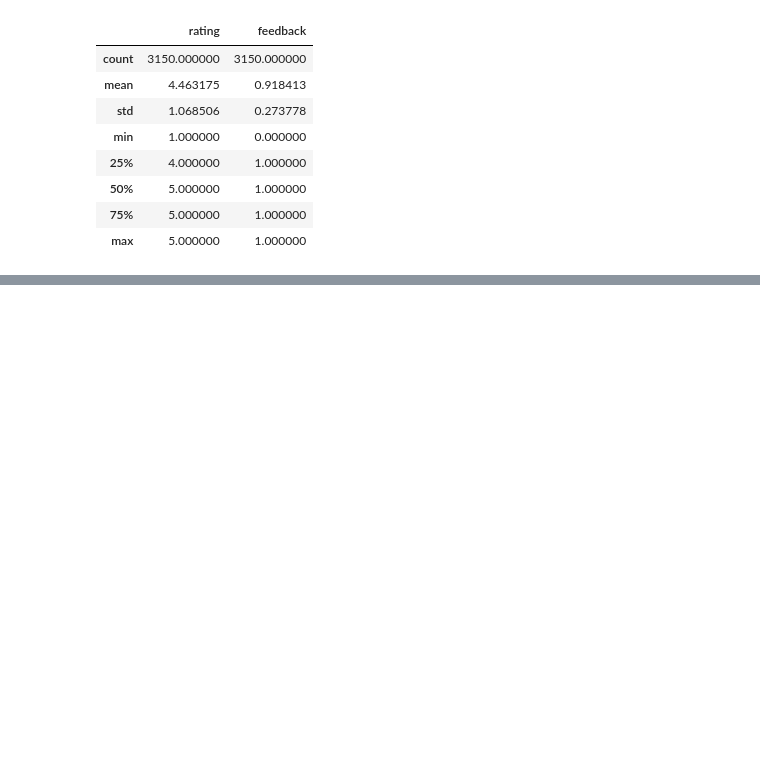
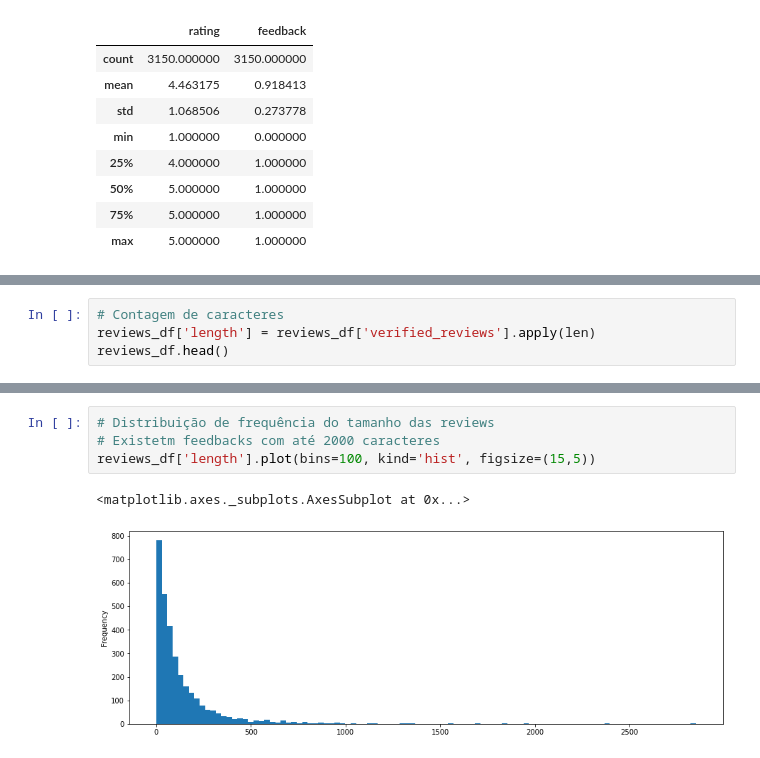
Before and after one commit to Vinicius-Luiz/ciencia_dados_para_empresas, a Jupyter notebook: DEPT RELACOES PUBLICAS/Depto_Relacoes_Publicas.ipynb, the cells around one changed output, grey strips where cells are left out. Cells and saved outputs as stored; diff of their text form; blank space fills up the shorter version.

```diff
--- a/DEPT RELACOES PUBLICAS/Depto_Relacoes_Publicas.ipynb
+++ b/DEPT RELACOES PUBLICAS/Depto_Relacoes_Publicas.ipynb
@@ -66,0 +86,4 @@ reviews_df.describe()
+# %%
+# Contagem de caracteres
+reviews_df['length'] = reviews_df['verified_reviews'].apply(len)
+reviews_df.head()
@@ -66,0 +97,7 @@ reviews_df.describe()
+# %%
+# Distribuição de frequência do tamanho das reviews
+# Existetm feedbacks com até 2000 caracteres
+reviews_df['length'].plot(bins=100, kind='hist', figsize=(15,5))
+# %% [output]
+<matplotlib.axes._subplots.AxesSubplot at 0x...>
+[figure, added]
```
Also changed, not shown: parts of 13 cells of this notebook.
